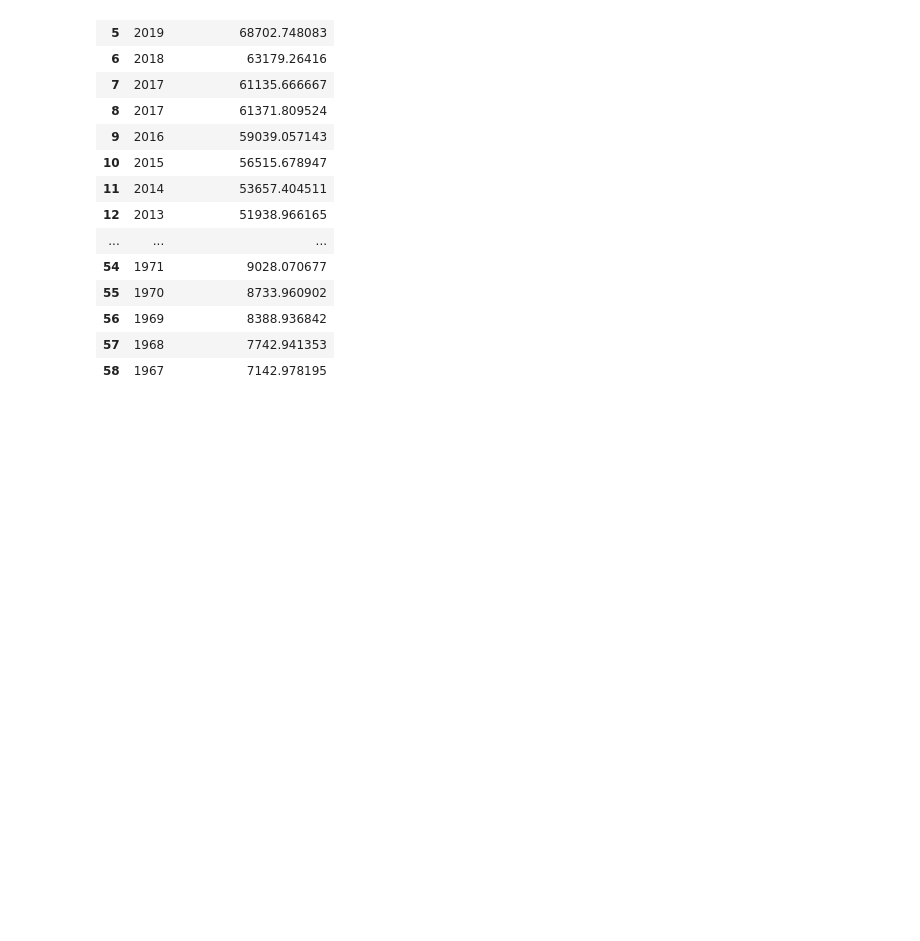
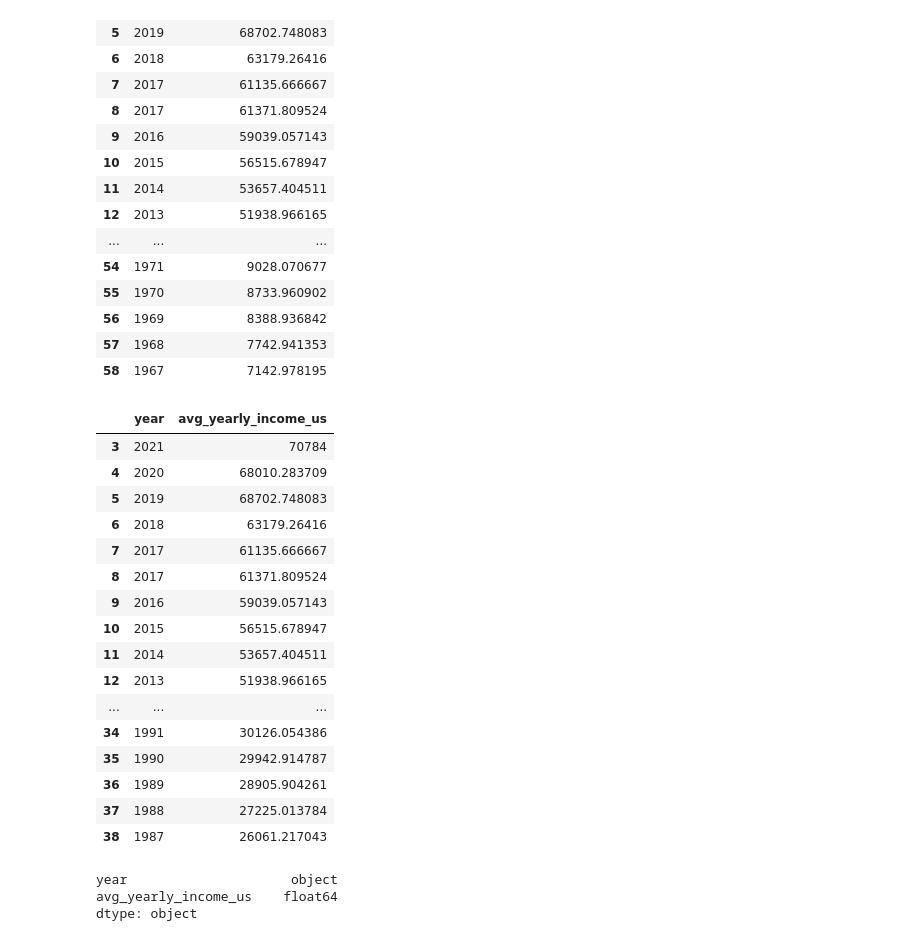
Before and after one commit to KimberlyW618/final_group_project, a Jupyter notebook: code/Median Income in US per year.ipynb, the cells around one changed output. Drawn from its saved outputs; the diff is of its cells as text; code cells hidden in the pictures; blank space fills up the shorter version.

```diff
--- a/code/Median Income in US per year.ipynb
+++ b/code/Median Income in US per year.ipynb
@@ -94,3 +94,31 @@ df3
 | 56 | 1969 | 8388.936842 |
 | 57 | 1968 | 7742.941353 |
 | 58 | 1967 | 7142.978195 |
+# %%
+df4 = df3.drop([39,40,41,42,43,44,45,46,47,48,49,50,51,52,53,54,55,56,57,58])
+df4
+# %% [output]
+|  | year | avg_yearly_income_us |
+| 3 | 2021 | 70784 |
+| 4 | 2020 | 68010.283709 |
+| 5 | 2019 | 68702.748083 |
+| 6 | 2018 | 63179.26416 |
+| 7 | 2017 | 61135.666667 |
+| 8 | 2017 | 61371.809524 |
+| 9 | 2016 | 59039.057143 |
+| 10 | 2015 | 56515.678947 |
+| 11 | 2014 | 53657.404511 |
+| 12 | 2013 | 51938.966165 |
+| ... | ... | ... |
+| 34 | 1991 | 30126.054386 |
+| 35 | 1990 | 29942.914787 |
+| 36 | 1989 | 28905.904261 |
+| 37 | 1988 | 27225.013784 |
+| 38 | 1987 | 26061.217043 |
+# %%
+df5 = df4.astype({'avg_yearly_income_us': 'float'})
+df5.dtypes
+# %% [output]
+year                     object
+avg_yearly_income_us    float64
+dtype: object
```
Also changed, not shown: parts of 2 cells of this notebook.
